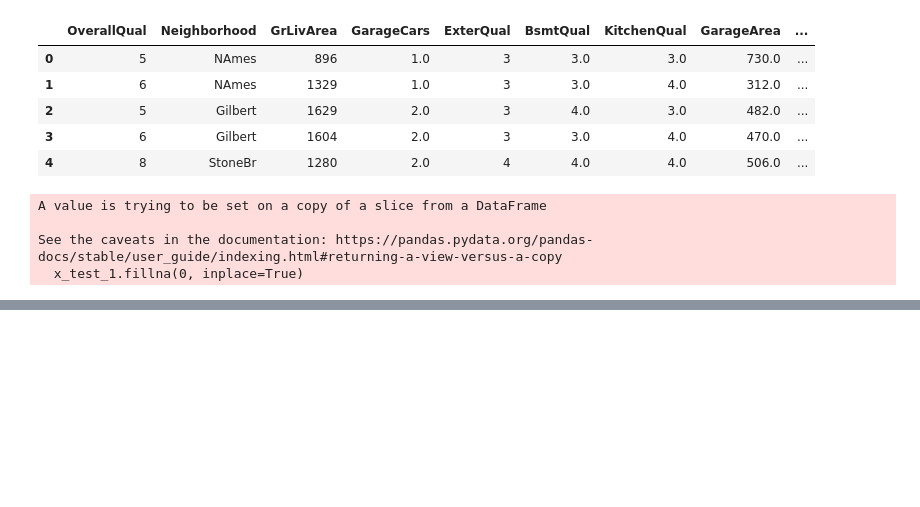
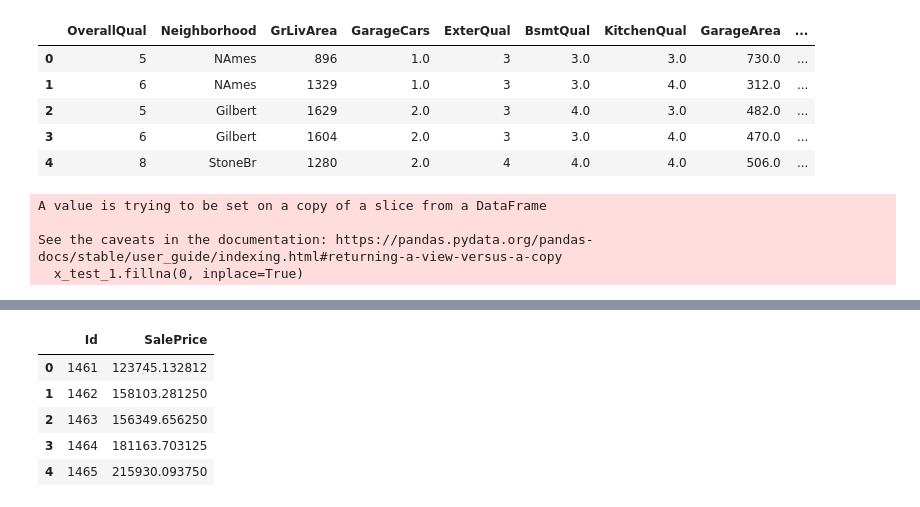
Before and after one commit to SantiagoRPinedo/HousePricesCompetition, a Jupyter notebook: house-prices-eda.ipynb, the cells around one changed output, grey strips where cells are left out. Saved outputs shown, nothing was run; the diff lists cells and outputs as text; code cells hidden in the pictures; blank space fills up the shorter version.

```diff
--- a/house-prices-eda.ipynb
+++ b/house-prices-eda.ipynb
@@ -597,0 +608,14 @@ See the caveats in the documentation: https://pandas.pydata.org/pandas-docs/stab
+# %%
+# Run test dataset through model
+test_file_path = "/kaggle/input/house-prices-advanced-regression-techniques/test.csv"
+test_data = pd.read_csv(test_file_path)
+ids = test_data.pop('Id')
+
+test_ds = tfdf.keras.pd_dataframe_to_tf_dataset(x_test_1,task = tfdf.keras.Task.REGRESSION, label=None)
+
+preds = model.predict(test_ds)
+output = pd.DataFrame({'Id': ids,
+                       'SalePrice': preds.squeeze()})
+
+output.head()
+# %% [output]
@@ -597,0 +623,6 @@ See the caveats in the documentation: https://pandas.pydata.org/pandas-docs/stab
+|  | Id | SalePrice |
+| 0 | 1461 | 123745.132812 |
+| 1 | 1462 | 158103.281250 |
+| 2 | 1463 | 156349.656250 |
+| 3 | 1464 | 181163.703125 |
+| 4 | 1465 | 215930.093750 |
```
Also changed, not shown: parts of 21 cells of this notebook.
